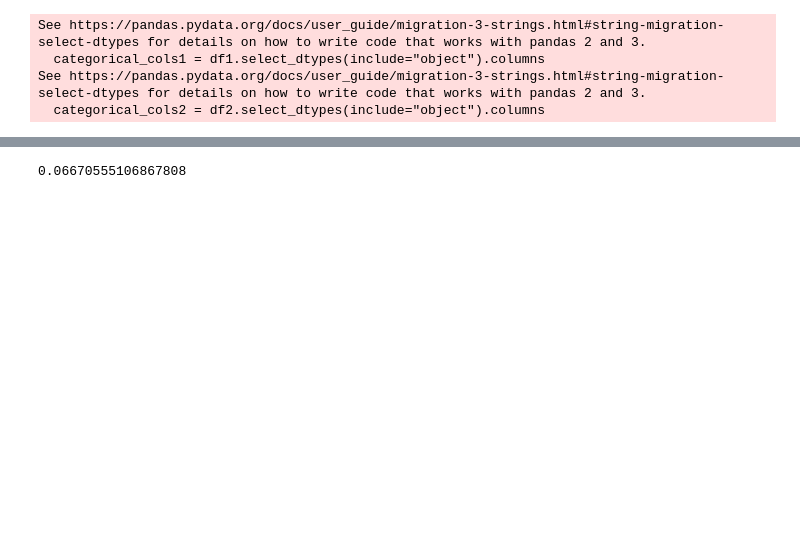
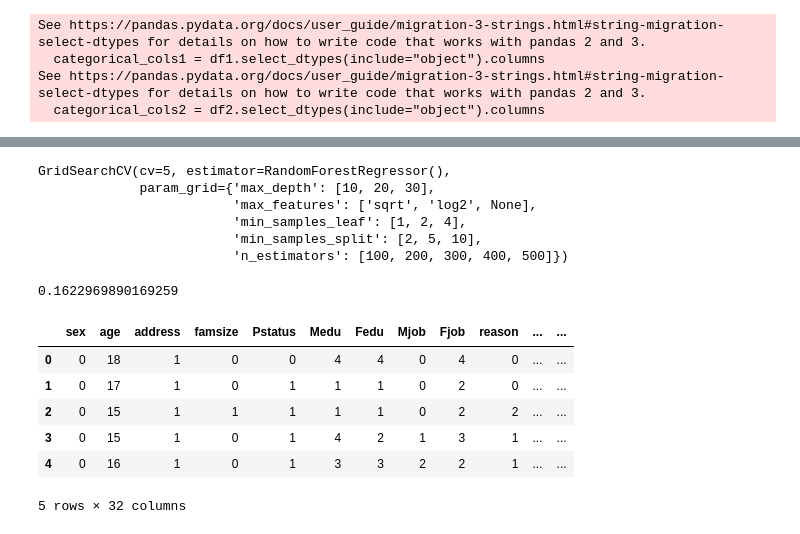
Before and after one commit to darasimi0000007/Student-Performance-Predictor-Backend-Application, a Jupyter notebook: notebooks/logistic_Regression_Model.ipynb, the cells around one changed output, grey strips where cells are left out. Saved outputs shown, nothing was run; the diff lists cells and outputs as text; code cells hidden in the pictures; blank space fills up the shorter version.

Commit message:
worked on the model with randomforest. Still working on improving roc_auc score of the model. Accuracy score is just basing off on testing data

```diff
--- a/notebooks/logistic_Regression_Model.ipynb
+++ b/notebooks/logistic_Regression_Model.ipynb
@@ -12,4 +13,8 @@ df1 = df1.copy()
 
 df2=pd.read_csv(r"../data/student-por.csv", sep=";")
 df2 = df2.copy()
+
+df1 = df1.drop(columns="school")
+
+df2 = df2.drop(columns="school")
 # %%
@@ -26,3 +27,16 @@ See https://pandas.pydata.org/docs/user_guide/migration-3-strings.html#string-mi
   categorical_cols1 = df1.select_dtypes(include="object").columns
 See https://pandas.pydata.org/docs/user_guide/migration-3-strings.html#string-migration-select-dtypes for details on how to write code that works with pandas 2 and 3.
   categorical_cols2 = df2.select_dtypes(include="object").columns
+# %%
+categorical_data1 = df1[categorical_cols1]
+categorical_data2 = df2[categorical_cols2]
+
+#using labelencoder here from sklearn to convert values in the columns with categorical data to binary values. Check README for their corresponding values
+le=LabelEncoder()
+
+for col in categorical_data1:
+    df1[col] = le.fit_transform(df1[col])
+
+
+for cols in categorical_data2:
+    df2[cols] = le.fit_transform(df2[cols])
@@ -69,11 +88,26 @@ clf = MultiOutputRegressor(LinearRegression())
 #initializing the model
 # %%
 clf.fit(X_train, y_train)
-
-accuracy = clf.score(X_test, y_test)
-
-
-
-print(accuracy)
 # %% [output]
-0.06670555106867808
+GridSearchCV(cv=5, estimator=RandomForestRegressor(),
+             param_grid={'max_depth': [10, 20, 30],
+                         'max_features': ['sqrt', 'log2', None],
+                         'min_samples_leaf': [1, 2, 4],
+                         'min_samples_split': [2, 5, 10],
+                         'n_estimators': [100, 200, 300, 400, 500]})
+# %%
+accuracy = clf.score(X_test, y_test)
+
+print(accuracy)
+# %% [output]
+0.1622969890169259
+# %%
+df1.head()
+# %% [output]
+|  | sex | age | address | famsize | Pstatus | Medu | Fedu | Mjob | Fjob | reason | ... | ... |
+| 0 | 0 | 18 | 1 | 0 | 0 | 4 | 4 | 0 | 4 | 0 | ... | ... |
+| 1 | 0 | 17 | 1 | 0 | 1 | 1 | 1 | 0 | 2 | 0 | ... | ... |
+| 2 | 0 | 15 | 1 | 1 | 1 | 1 | 1 | 0 | 2 | 2 | ... | ... |
+| 3 | 0 | 15 | 1 | 0 | 1 | 4 | 2 | 1 | 3 | 1 | ... | ... |
+| 4 | 0 | 16 | 1 | 0 | 1 | 3 | 3 | 2 | 2 | 1 | ... | ... |
+5 rows × 32 columns
```
Also changed, not shown: parts of 8 cells of this notebook, 4 other files.
